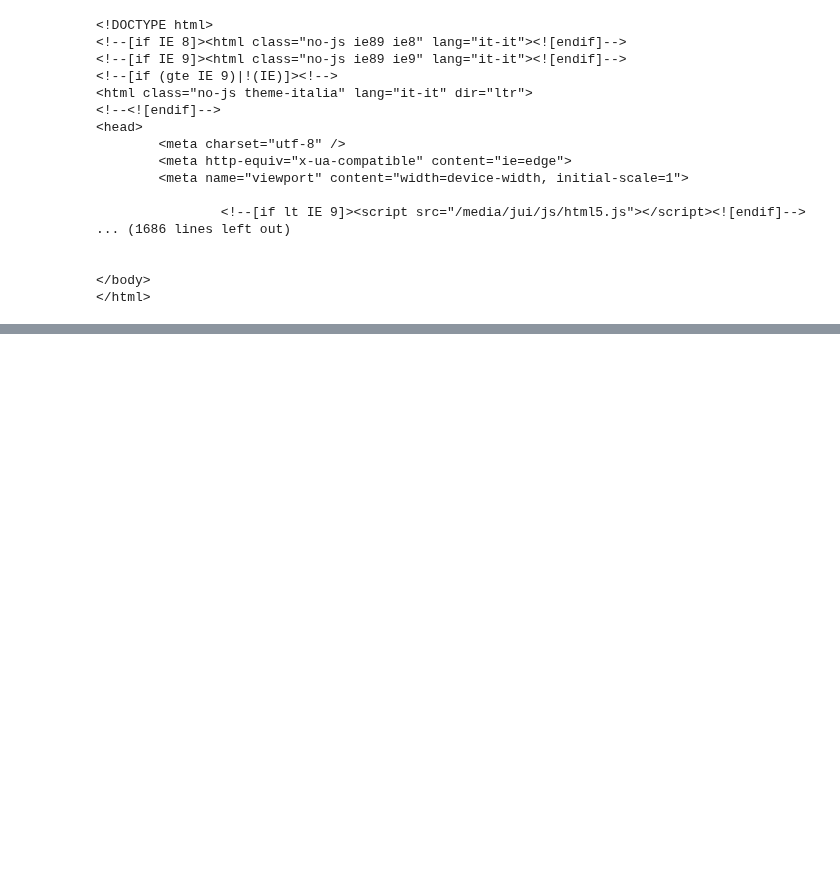
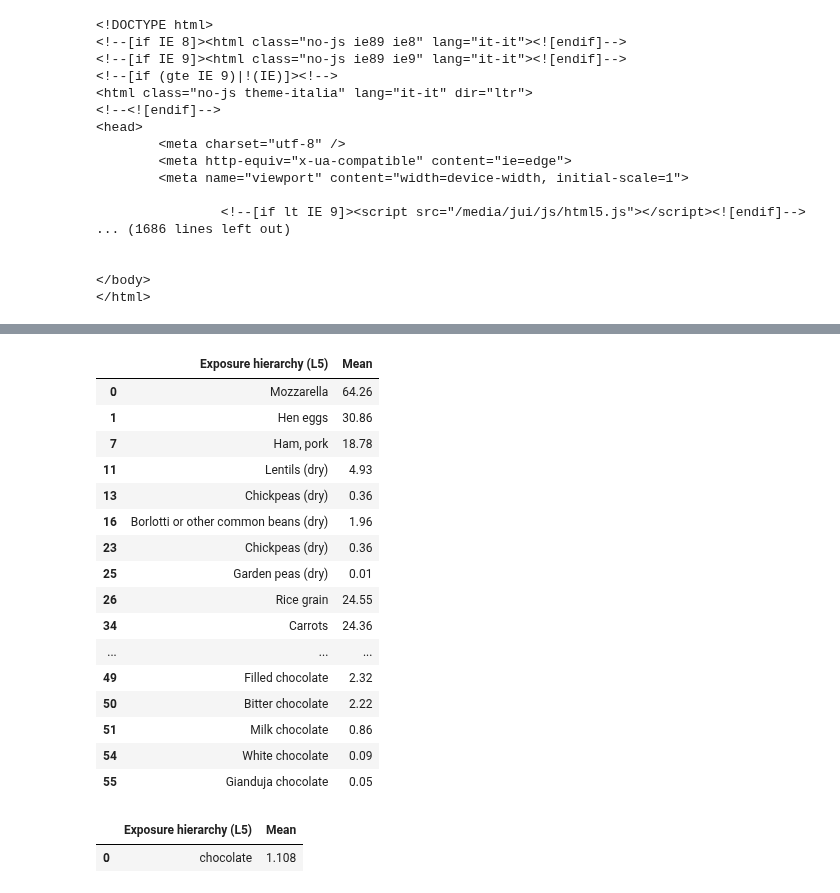
Before and after one commit to TCoaM/TrueCostOfAMeal, a Jupyter notebook: simo_data_integration_other_solution.ipynb, the cells around one changed output, grey strips where cells are left out. Cells and saved outputs as stored; diff of their text form; code cells hidden in the pictures; blank space fills up the shorter version.

```diff
--- a/simo_data_integration_other_solution.ipynb
+++ b/simo_data_integration_other_solution.ipynb
@@ -975,0 +595,43 @@ plt.show()
+# %%
+# Function to remove rows that contain specific substrings in a column
+def remove_rows_with_substrings(df, column_name, substrings):
+    for substring in substrings:
+        pattern = re.compile(re.escape(substring), re.IGNORECASE)
+        df = df[~df[column_name].str.contains(pattern, na=False)]
+    return df
+# %%
+food_rows = remove_rows_with_substrings(rows_food, "Exposure hierarchy (L5)", ["Broad", "Simple", "with pods", "French", "Soya", "Fried", "Boiled", "Poached", "Common Quail", "cake", "chocolate sauce", "Couverture chocolate", "chocolate cake", "croissant", "chocolate spread", "Chocolate coated confectionery", "Cooked", "Ham, beef", "Bechamel", "Sandwich", "without pods", "Rice drink", "bread", "popped", "Liquorice", "Starch", "flour", "Smoked", "Canned", "Salted"])
+
+food_rows
+# %% [output]
+|  | Exposure hierarchy (L5) | Mean |
+| 0 | Mozzarella | 64.26 |
+| 1 | Hen eggs | 30.86 |
+| 7 | Ham, pork | 18.78 |
+| 11 | Lentils (dry) | 4.93 |
+| 13 | Chickpeas (dry) | 0.36 |
+| 16 | Borlotti or other common beans (dry) | 1.96 |
+| 23 | Chickpeas (dry) | 0.36 |
+| 25 | Garden peas (dry) | 0.01 |
+| 26 | Rice grain | 24.55 |
+| 34 | Carrots | 24.36 |
+| ... | ... | ... |
+| 49 | Filled chocolate | 2.32 |
+| 50 | Bitter chocolate | 2.22 |
+| 51 | Milk chocolate | 0.86 |
+| 54 | White chocolate | 0.09 |
+| 55 | Gianduja chocolate | 0.05 |
+# %%
+# Merging the chocolate rows and take the mean of the values
+chocolate_rows = food_rows[food_rows["Exposure hierarchy (L5)"].str.contains("chocolate", case=False, na=False)]
+chocolate_rows = chocolate_rows[~chocolate_rows["Exposure hierarchy (L5)"].str.contains("biscuit", case=False, na=False)]
+
+# Remove attributes like Bitter, Milk, White, Dark, etc. from the chocolate rows
+chocolate_rows["Exposure hierarchy (L5)"] = chocolate_rows["Exposure hierarchy (L5)"].str.replace(r'\b(bitter|milk|white|Filled|Gianduja)\b', '', regex=True, case=False).str.strip()
+
+chocolate_rows = chocolate_rows.groupby("Exposure hierarchy (L5)", as_index=False).mean()
+
+chocolate_rows
+# %% [output]
+|  | Exposure hierarchy (L5) | Mean |
+| 0 | chocolate | 1.108 |
```
Also changed, not shown: parts of 41 cells of this notebook.
